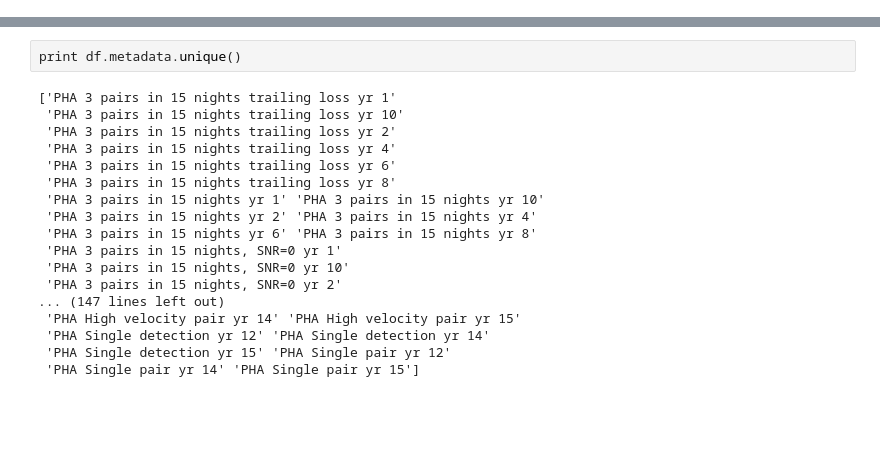
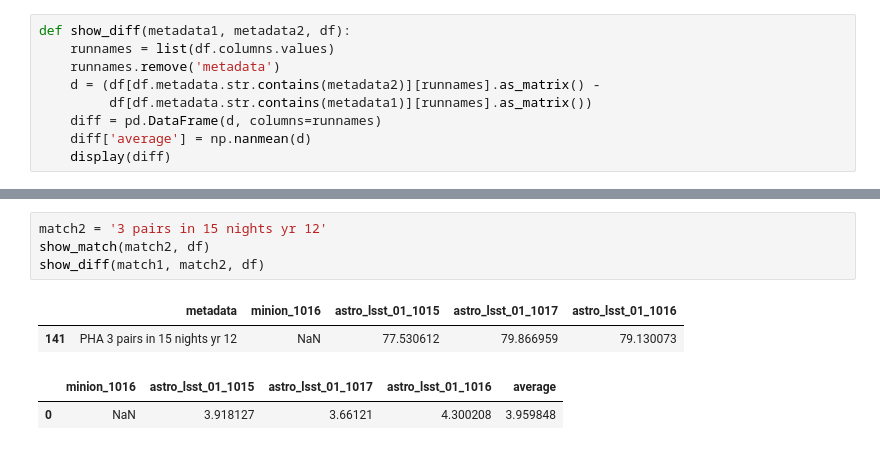
Before and after one commit to rhiannonlynne/notebooks, a Jupyter notebook: PHA completeness comparison.ipynb, the cells around one changed output, grey strips where cells are left out. Cells and saved outputs as stored; diff of their text form; blank space fills up the shorter version.

```diff
--- a/PHA completeness comparison.ipynb
+++ b/PHA completeness comparison.ipynb
@@ -39 +44,10 @@ for i in range(1, len(summary_newsky)):
+# %%
+def show_diff(metadata1, metadata2, df):
+    runnames = list(df.columns.values)
+    runnames.remove('metadata')
+    d = (df[df.metadata.str.contains(metadata2)][runnames].as_matrix() -
+         df[df.metadata.str.contains(metadata1)][runnames].as_matrix())
+    diff = pd.DataFrame(d, columns=runnames)
+    diff['average'] = np.nanmean(d)
+    display(diff)
 # %%
@@ -92,20 +60,9 @@ array([[        nan,  2.27528972,  2.76745267,  2.0666213 ]])
-# %%
-print df.metadata.unique()
-# %% [output]
-['PHA 3 pairs in 15 nights trailing loss yr 1'
- 'PHA 3 pairs in 15 nights trailing loss yr 10'
- 'PHA 3 pairs in 15 nights trailing loss yr 2'
- 'PHA 3 pairs in 15 nights trailing loss yr 4'
- 'PHA 3 pairs in 15 nights trailing loss yr 6'
- 'PHA 3 pairs in 15 nights trailing loss yr 8'
- 'PHA 3 pairs in 15 nights yr 1' 'PHA 3 pairs in 15 nights yr 10'
- 'PHA 3 pairs in 15 nights yr 2' 'PHA 3 pairs in 15 nights yr 4'
- 'PHA 3 pairs in 15 nights yr 6' 'PHA 3 pairs in 15 nights yr 8'
- 'PHA 3 pairs in 15 nights, SNR=0 yr 1'
- 'PHA 3 pairs in 15 nights, SNR=0 yr 10'
- 'PHA 3 pairs in 15 nights, SNR=0 yr 2'
-... (147 lines left out)
- 'PHA High velocity pair yr 14' 'PHA High velocity pair yr 15'
- 'PHA Single detection yr 12' 'PHA Single detection yr 14'
- 'PHA Single detection yr 15' 'PHA Single pair yr 12'
- 'PHA Single pair yr 14' 'PHA Single pair yr 15']
+# %%
+match2 = '3 pairs in 15 nights yr 12'
+show_match(match2, df)
+show_diff(match1, match2, df)
+# %% [output]
+|  | metadata | minion_1016 | astro_lsst_01_1015 | astro_lsst_01_1017 | astro_lsst_01_1016 |
+| 141 | PHA 3 pairs in 15 nights yr 12 | NaN | 77.530612 | 79.866959 | 79.130073 |
+|  | minion_1016 | astro_lsst_01_1015 | astro_lsst_01_1017 | astro_lsst_01_1016 | average |
+| 0 | NaN | 3.918127 | 3.66121 | 4.300208 | 3.959848 |
```
Also changed, not shown: parts of 21 cells of this notebook.
